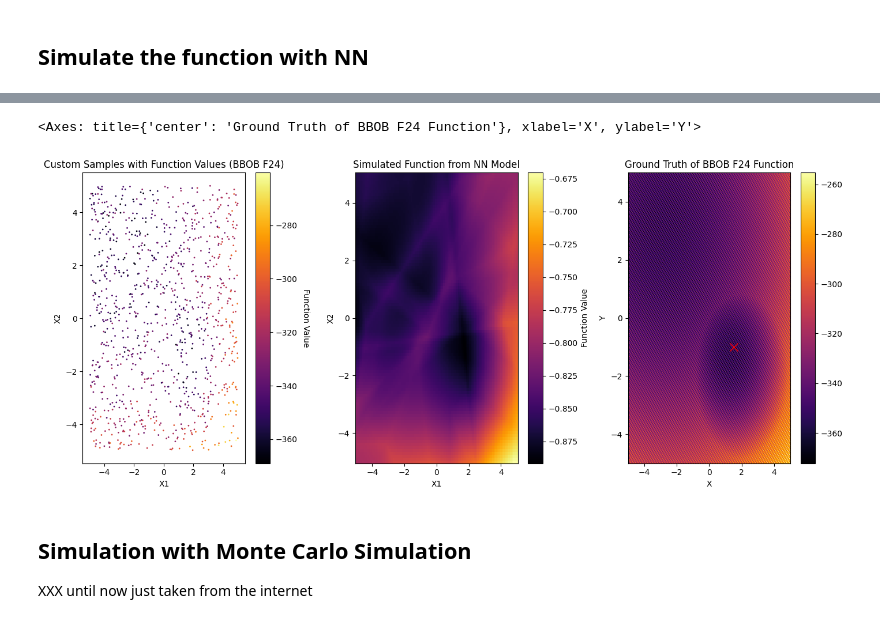
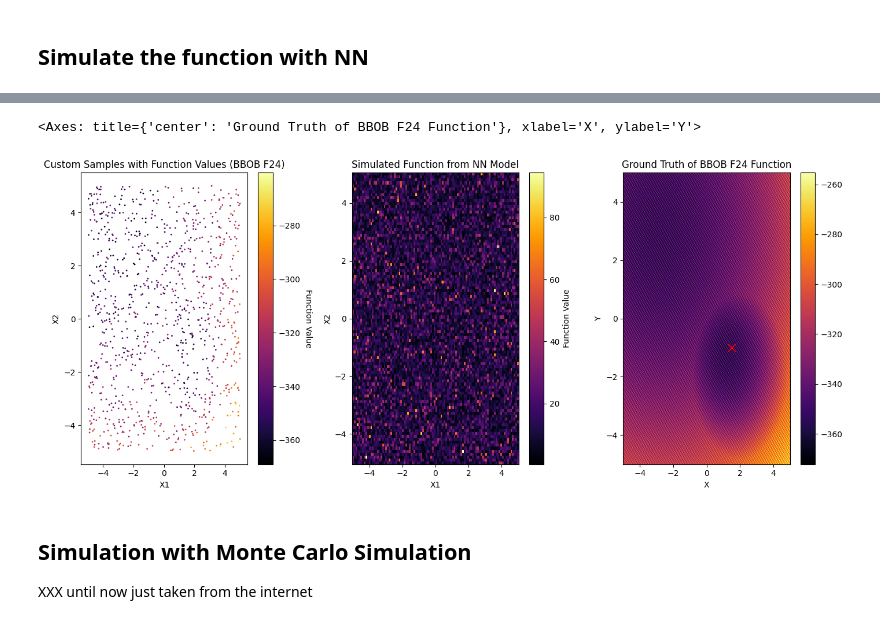
Before and after one commit to mo374z/OptimizationTestfunctionGeneration, a Jupyter notebook: main/function_simulation.ipynb, the cells around one changed output, grey strips where cells are left out. Saved outputs shown, nothing was run; the diff lists cells and outputs as text; code cells hidden in the pictures.

```diff
--- a/main/function_simulation.ipynb
+++ b/main/function_simulation.ipynb
@@ -34,9 +43,9 @@ def create_problem(f_number, n_dim, seed):
     if f_number == 1:
         problem = bbobtorch.create_f01(n_dim, seed=seed)
     elif f_number == 3:
-        problem = bbobtorch.create_f03(n_dim, seed=seed)
+        problem = bobby.create_f03(n_dim, seed=seed)
     elif f_number == 24:
-        problem = bbobtorch.create_f24(n_dim, seed=seed)
+        problem = bobby.create_f24(n_dim, seed=seed)
 
     return problem
 
@@ -58,9 +73,8 @@ sample_f24 = gt_sampling.get_sample(problem_f24, n_samples=samples, n_dim=2, see
 ## Simulate the function with NN
 # %%
 # simulate the function with the aboth samples and results|
-X_input = sample_f24[0]
-y_input = sample_f24[1].float()
+X_input = sample_f01[0]
+y_input = sample_f01[1].float()
 
 # transform numpy arrays to torch tensors
-X_input = torch.tensor(X_input, dtype=torch.float32).clone().detach()
-#y_input = torch.tensor(y_input, dtype=torch.float32).clone().detach()
+X_input = torch.tensor(X_input, dtype=torch.float32, requires_grad=True)
@@ -80,31 +80,0 @@ def KL_divergence(output, target):
-# %%
-# Train the NN model using the custom samples and their function values
-# XXX parameters are taken from chat gpt, need to be changed!
-input_dim = 2
-hidden_dim = 14
-#hidden_layers = 4
-output_dim = 1
-learning_rate = 0.001
-num_epochs = 2000
-
-m = model.SurrogateModel(input_dim, hidden_dim, output_dim)
-criterion = nn.MSELoss() #nn.GaussianNLLLoss(), nn.SmoothL1Loss(), nn.CosineEmbeddingLoss()
-#criterion =  SoftDTW(use_cuda=True, gamma=0.1)
-optimizer = optim.Adam(m.parameters(), lr=learning_rate)
-scheduler = optim.lr_scheduler.StepLR(optimizer, step_size=50, gamma=0.5)
-# %%
-# Training loop
-for epoch in range(num_epochs):
-    # Forward pass
-    outputs = m(X_input)
-
-    loss = criterion(outputs.flatten(), y_input.unsqueeze(1).flatten()/400)
-
-    # Backward and optimize
-    optimizer.zero_grad()
-    loss.backward()
-    optimizer.step()
-    #scheduler.step()
-
-    if (epoch + 1) % 10 == 0:
-        print(f'Epoch [{epoch+1}/{num_epochs}], Loss: {loss.item():.4f}, Learning Rate: {scheduler.get_lr()[0]:.6f}')
@@ -143,8 +166,8 @@ plot_simulated_meshgrid(X, Y, mesh_results, model='NN')
 # %%
-plot_collage(sample_f24[0], sample_f24[1], problem_f24, "BBOB F24", X, Y, mesh_results)
+plot_collage(sample_f24[0].detach().numpy(), sample_f24[1].detach().numpy(), problem_f24, "BBOB F24", X, Y, mesh_results)
 # %% [output]
 <Axes: title={'center': 'Ground Truth of BBOB F24 Function'}, xlabel='X', ylabel='Y'>
-[figure, old version]
+[figure, new version]
 # %% [markdown]
 ## Simulation with Monte Carlo Simulation
 
```
Also changed, not shown: parts of 12 cells of this notebook, 5 other files.
